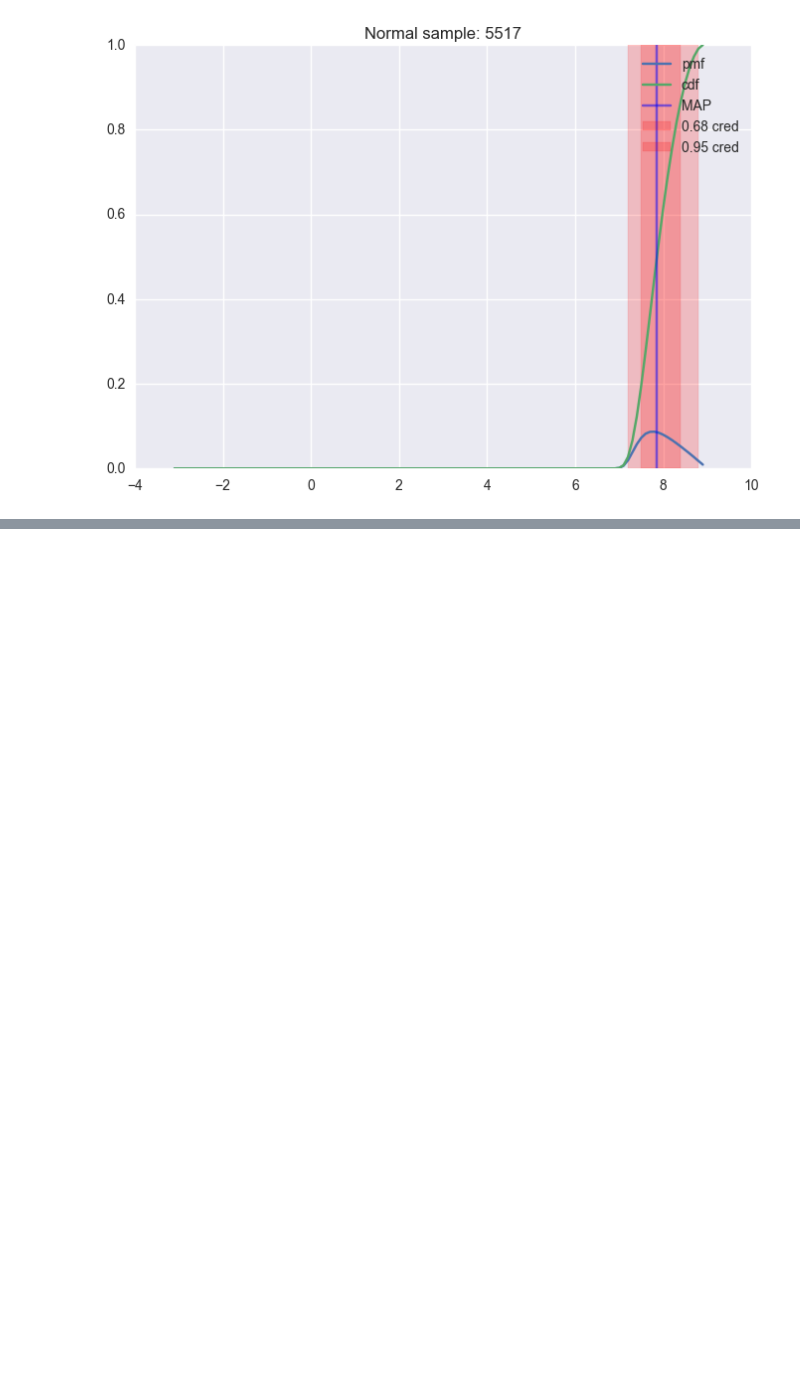
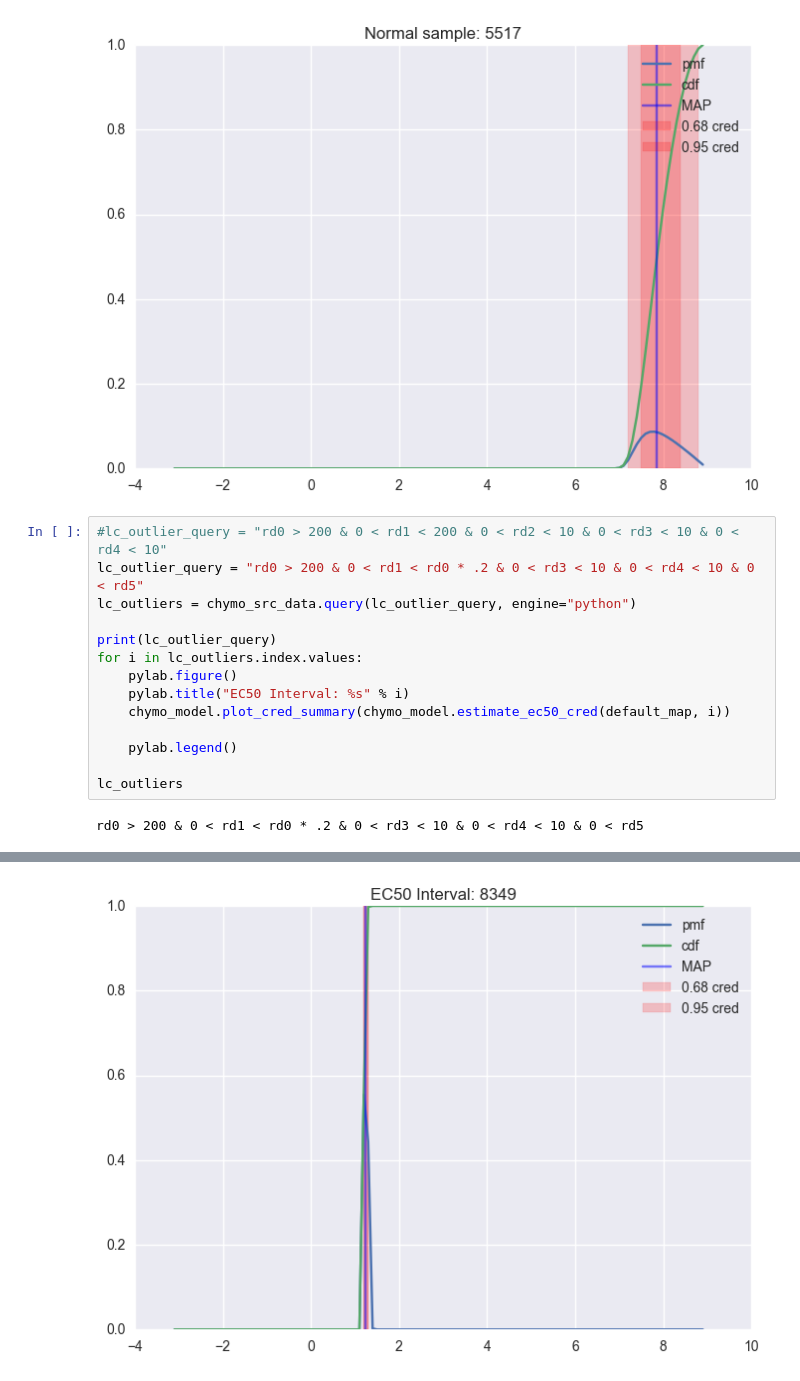
Before and after one commit to asford/protease_experimental_analysis, a Jupyter notebook: sequencing_model_example.ipynb, the cells around one changed output, grey strips where cells are left out. Drawn from its saved outputs; the diff is of its cells as text; blank space fills up the shorter version.

Commit message:
Add model/data likelihood summary analysis.

```diff
--- a/sequencing_model_example.ipynb
+++ b/sequencing_model_example.ipynb
@@ -152,3 +152,19 @@ chymo_src_data.iloc[isamples]
 [figure]
 [figure]
 [figure]
+# %%
+#lc_outlier_query = "rd0 > 200 & 0 < rd1 < 200 & 0 < rd2 < 10 & 0 < rd3 < 10 & 0 < rd4 < 10"
+lc_outlier_query = "rd0 > 200 & 0 < rd1 < rd0 * .2 & 0 < rd3 < 10 & 0 < rd4 < 10 & 0 < rd5"
+lc_outliers = chymo_src_data.query(lc_outlier_query, engine="python")
+
+print(lc_outlier_query)
+for i in lc_outliers.index.values:
+    pylab.figure()
+    pylab.title("EC50 Interval: %s" % i)
+    chymo_model.plot_cred_summary(chymo_model.estimate_ec50_cred(default_map, i))
+
+    pylab.legend()
+
+lc_outliers
+# %% [output]
+rd0 > 200 & 0 < rd1 < rd0 * .2 & 0 < rd3 < 10 & 0 < rd4 < 10 & 0 < rd5
@@ -154,0 +174 @@ chymo_src_data.iloc[isamples]
+[figure, added]
```
Also changed, not shown: parts of 11 cells of this notebook, 1 other file.
